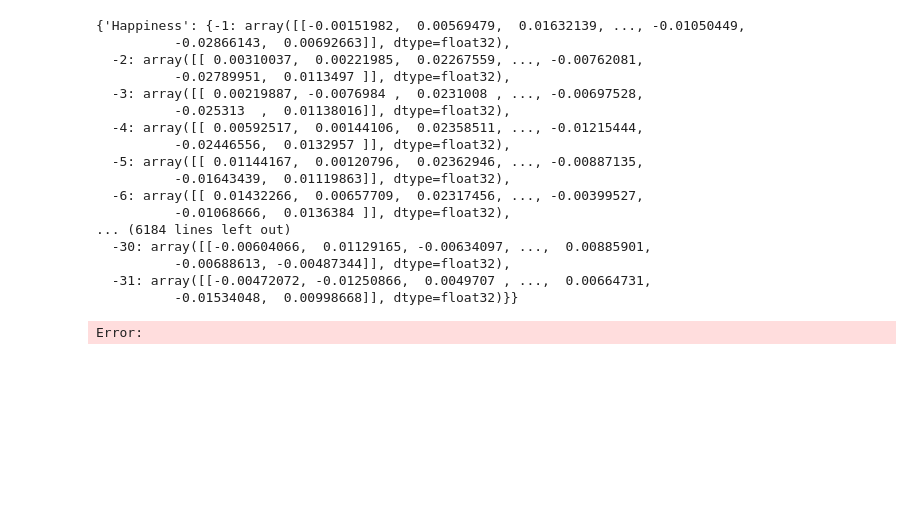
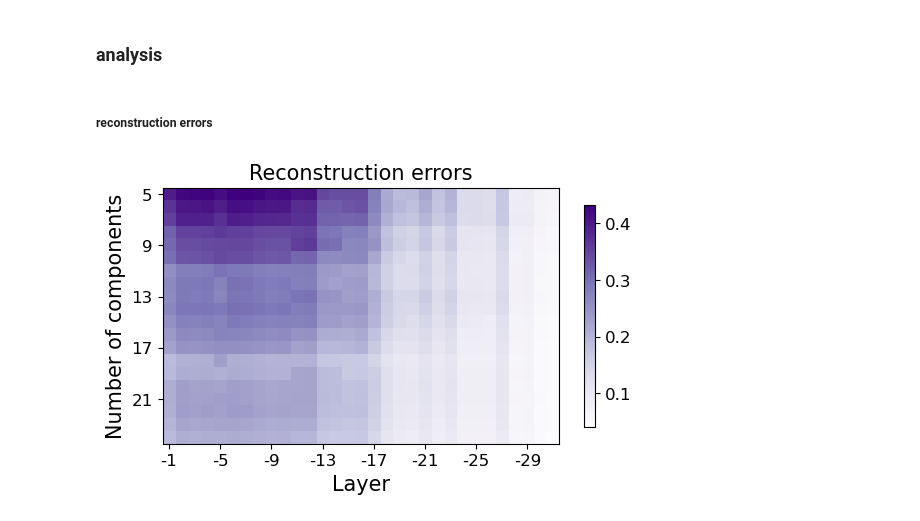
Before and after one commit to UltimateJupiter/representation-engineering, a Jupyter notebook: examples/extraction/sparse_coding.ipynb, the cells around one changed output. Drawn from its saved outputs; the diff is of its cells as text; code cells hidden in the pictures; blank space fills up the shorter version.

```diff
--- a/examples/extraction/sparse_coding.ipynb
+++ b/examples/extraction/sparse_coding.ipynb
@@ -195,27 +192,45 @@ for n_components in (pbar := tqdm(range(5, 105, 5))):
 
     with open('/scratch/network/yc6206/representation-engineering/examples/extraction/sparse_coding.pickle', 'wb') as f:
         pickle.dump(sparse_coding_dict, f)
+# %% [markdown]
+### analysis
 # %%
-with open('/scratch/network/yc6206/representation-engineering/examples/extraction/sparse_coding.pickle', 'rb') as f:
-    results = pickle.load(f)
+with open('/scratch/network/yc6206/representation-engineering/examples/extraction/sparse_coding1.pickle', 'rb') as f:
+   sparse_coding_dict = pickle.load(f)
+
+
+with open('/scratch/network/yc6206/representation-engineering/examples/extraction/reading_vecs_sc.pickle', 'rb') as f:
+    reading_vectors = pickle.load(f)
-# %%
-reading_vectors
-# %% [output]
-{'Happiness': {-1: array([[-0.00151982,  0.00569479,  0.01632139, ..., -0.01050449,
-          -0.02866143,  0.00692663]], dtype=float32),
-  -2: array([[ 0.00310037,  0.00221985,  0.02267559, ..., -0.00762081,
-          -0.02789951,  0.0113497 ]], dtype=float32),
-  -3: array([[ 0.00219887, -0.0076984 ,  0.0231008 , ..., -0.00697528,
-          -0.025313  ,  0.01138016]], dtype=float32),
-  -4: array([[ 0.00592517,  0.00144106,  0.02358511, ..., -0.01215444,
-          -0.02446556,  0.0132957 ]], dtype=float32),
-  -5: array([[ 0.01144167,  0.00120796,  0.02362946, ..., -0.00887135,
-          -0.01643439,  0.01119863]], dtype=float32),
-  -6: array([[ 0.01432266,  0.00657709,  0.02317456, ..., -0.00399527,
-          -0.01068666,  0.0136384 ]], dtype=float32),
-... (6184 lines left out)
-  -30: array([[-0.00604066,  0.01129165, -0.00634097, ...,  0.00885901,
-          -0.00688613, -0.00487344]], dtype=float32),
-  -31: array([[-0.00472072, -0.01250866,  0.0049707 , ...,  0.00664731,
-          -0.01534048,  0.00998668]], dtype=float32)}}
-Error:
+# %%
+emotions = []
+with open ('list_of_emotions.txt', 'r') as f:
+    emotions = f.readlines()
+    emotions = [emotion.strip('\n') for emotion in emotions]
+# %% [markdown]
+##### reconstruction errors
+# %%
+n_component_range = len(sparse_coding_dict)
+layer_range = len(sparse_coding_dict[5])
+recon_errs = np.zeros((n_component_range, layer_range))
+for i, n_component in enumerate(sparse_coding_dict):
+    for j, layer in enumerate(reading_vectors['Happiness']):
+        recon_err = []
+        for emotion in emotions:
+            X = reading_vectors[emotion][layer]
+            X_hat = sparse_coding_dict[n_component][layer][emotion] @ sparse_coding_dict[n_component][layer]['dictionary']
+            recon_err.append(np.mean(np.sum((X_hat - X) ** 2, axis=1) / np.sum(X ** 2, axis=1)))
+        recon_errs[i, j] = np.mean(recon_err)
+
+s = 4
+plt.imshow(recon_errs, cmap='Purples')
+plt.xticks(list(range(len(list(reading_vectors['Happiness'].keys()))))[::s], list(reading_vectors['Happiness'].keys())[::s], fontsize=12)
+plt.yticks(list(range(len(list(sparse_coding_dict.keys()))))[::s], list(sparse_coding_dict.keys())[::s], fontsize=12)
+plt.xlabel('Layer', fontsize=15)
+plt.ylabel('Number of components', fontsize=15)
+cbar = plt.colorbar(shrink=0.6)
+cbar.ax.tick_params(labelsize=12)
+plt.savefig('recon_err.pdf', bbox_inches='tight')
+plt.title('Reconstruction errors', fontsize=15)
+plt.show()
+# %% [output]
+[figure, added]
```
Also changed, not shown: parts of 5 cells of this notebook, 1 other file.
